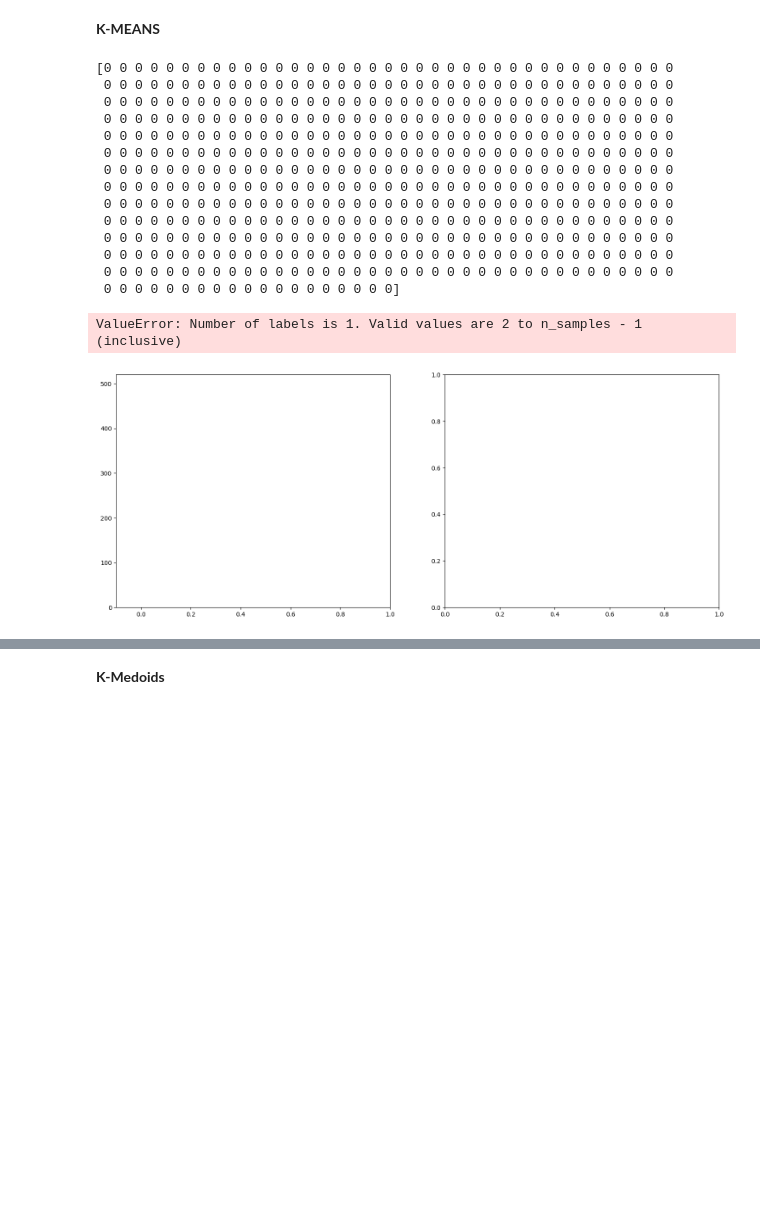
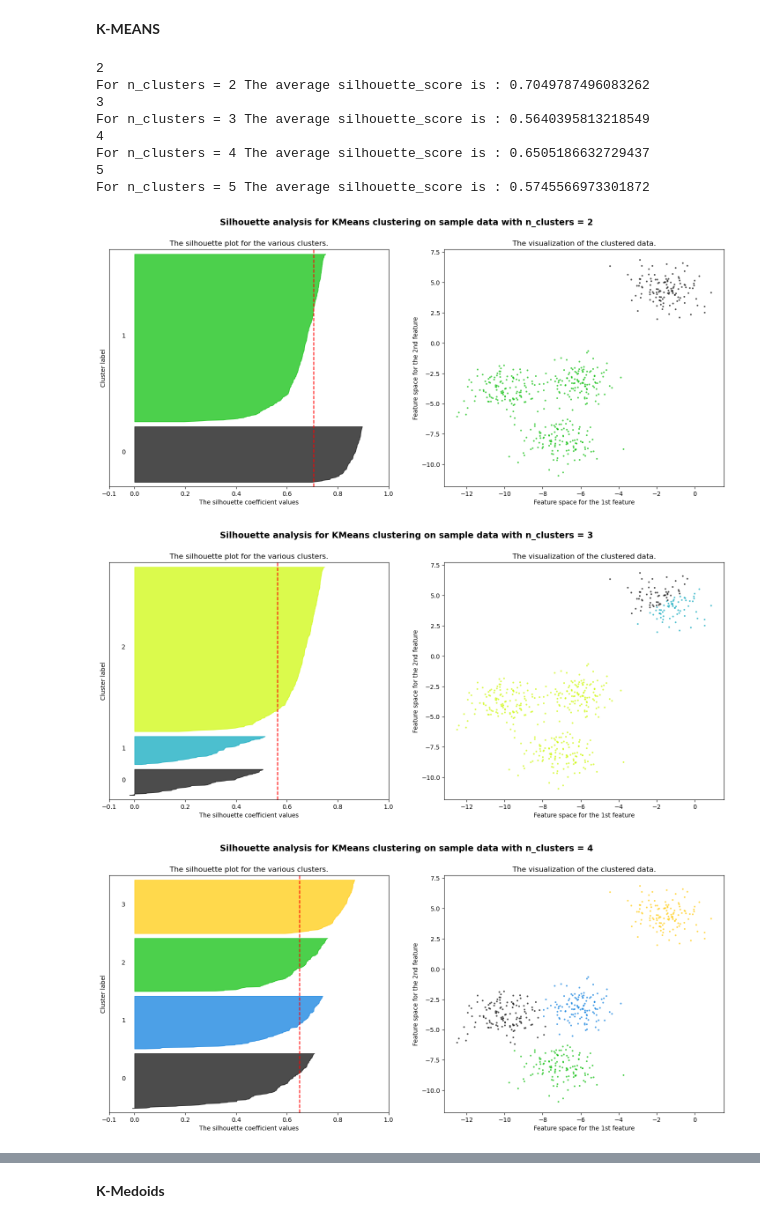
Before and after one commit to lina-martinez/Lab-ll--Clustering-ML, a Jupyter notebook: Point 5/Point 5.ipynb, the cells around one changed output, grey strips where cells are left out. Drawn from its saved outputs; the diff is of its cells as text; code cells hidden in the pictures; blank space fills up the shorter version.

```diff
--- a/Point 5/Point 5.ipynb
+++ b/Point 5/Point 5.ipynb
@@ -42,11 +42,11 @@ Based on the scatter plot, there are four clusters, and they are somewhat far ap
 # %% [markdown]
 **c. For both k-means and k-medoids (your implementations), calculate the silhouette plots and coefficients for each run, iterating K from 1 to 5 clusters.**
 # %%
-# # Initialize KMeans
-# kmeans = MyKMeans(n_clusters=4)
+# Initialize KMeans
+kmeans = MyKMeans(n_clusters=1)
 
-# # fit the data & predict cluster labels
-# kmeans.fit(X)
-# cluster_kmeans = kmeans.predict(X)
-# plt.scatter(X[:,0], X[:,1], c=cluster_kmeans, cmap='nipy_spectral')
-# plt.show()
+# fit the data & predict cluster labels
+kmeans.fit(X)
+cluster_kmeans = kmeans.predict(X)
+plt.scatter(X[:,0], X[:,1], c=cluster_kmeans, cmap='nipy_spectral')
+plt.show()
@@ -63,7 +65,8 @@ ValueError: attempt to get argmin of an empty sequence
 # %% [markdown]
 **K-MEANS**
 # %%
-range_n_clusters = [1, 2, 3, 4, 5]
+range_n_clusters = [2, 3, 4, 5]
+
 for n_clusters in range_n_clusters:
     # Create a subplot with 1 row and 2 columns
     fig, (ax1, ax2) = plt.subplots(1, 2)
@@ -84,14 +87,14 @@ for n_clusters in range_n_clusters:
     cluster_kmeans = kmeans.predict(X)
 
     silhouette_avg = silhouette_score(X, cluster_kmeans)
-    print(silhouette_avg)
     print(
         "For n_clusters =",
         n_clusters,
         "The average silhouette_score is :",
         silhouette_avg,
     )
-        # Compute the silhouette scores for each sample
+
+    # Compute the silhouette scores for each sample
     sample_silhouette_values = silhouette_samples(X, cluster_kmeans)
 
     y_lower = 10
@@ -123,46 +126,41 @@ for n_clusters in range_n_clusters:
 
     ax1.set_title("The silhouette plot for the various clusters.")
     ax1.set_xlabel("The silhouette coefficient values")
     ax1.set_ylabel("Cluster label")
 
     # The vertical line for average silhouette score of all the values
     ax1.axvline(x=silhouette_avg, color="red", linestyle="--")
 
     ax1.set_yticks([])  # Clear the yaxis labels / ticks
     ax1.set_xticks([-0.1, 0, 0.2, 0.4, 0.6, 0.8, 1])
 
     # 2nd Plot showing the actual clusters formed
     colors = cm.nipy_spectral(cluster_kmeans.astype(float) / n_clusters)
     ax2.scatter(
         X[:, 0], X[:, 1], marker=".", s=30, lw=0, alpha=0.7, c=colors, edgecolor="k"
     )
 
     ax2.set_title("The visualization of the clustered data.")
     ax2.set_xlabel("Feature space for the 1st feature")
     ax2.set_ylabel("Feature space for the 2nd feature")
 
     plt.suptitle(
         "Silhouette analysis for KMeans clustering on sample data with n_clusters = %d"
         % n_clusters,
         fontsize=14,
         fontweight="bold",
     )
 
 plt.show()
 # %% [output]
-[0 0 0 0 0 0 0 0 0 0 0 0 0 0 0 0 0 0 0 0 0 0 0 0 0 0 0 0 0 0 0 0 0 0 0 0 0
- 0 0 0 0 0 0 0 0 0 0 0 0 0 0 0 0 0 0 0 0 0 0 0 0 0 0 0 0 0 0 0 0 0 0 0 0 0
- 0 0 0 0 0 0 0 0 0 0 0 0 0 0 0 0 0 0 0 0 0 0 0 0 0 0 0 0 0 0 0 0 0 0 0 0 0
- 0 0 0 0 0 0 0 0 0 0 0 0 0 0 0 0 0 0 0 0 0 0 0 0 0 0 0 0 0 0 0 0 0 0 0 0 0
- 0 0 0 0 0 0 0 0 0 0 0 0 0 0 0 0 0 0 0 0 0 0 0 0 0 0 0 0 0 0 0 0 0 0 0 0 0
- 0 0 0 0 0 0 0 0 0 0 0 0 0 0 0 0 0 0 0 0 0 0 0 0 0 0 0 0 0 0 0 0 0 0 0 0 0
- 0 0 0 0 0 0 0 0 0 0 0 0 0 0 0 0 0 0 0 0 0 0 0 0 0 0 0 0 0 0 0 0 0 0 0 0 0
- 0 0 0 0 0 0 0 0 0 0 0 0 0 0 0 0 0 0 0 0 0 0 0 0 0 0 0 0 0 0 0 0 0 0 0 0 0
- 0 0 0 0 0 0 0 0 0 0 0 0 0 0 0 0 0 0 0 0 0 0 0 0 0 0 0 0 0 0 0 0 0 0 0 0 0
- 0 0 0 0 0 0 0 0 0 0 0 0 0 0 0 0 0 0 0 0 0 0 0 0 0 0 0 0 0 0 0 0 0 0 0 0 0
- 0 0 0 0 0 0 0 0 0 0 0 0 0 0 0 0 0 0 0 0 0 0 0 0 0 0 0 0 0 0 0 0 0 0 0 0 0
- 0 0 0 0 0 0 0 0 0 0 0 0 0 0 0 0 0 0 0 0 0 0 0 0 0 0 0 0 0 0 0 0 0 0 0 0 0
- 0 0 0 0 0 0 0 0 0 0 0 0 0 0 0 0 0 0 0 0 0 0 0 0 0 0 0 0 0 0 0 0 0 0 0 0 0
- 0 0 0 0 0 0 0 0 0 0 0 0 0 0 0 0 0 0 0]
+2
+For n_clusters = 2 The average silhouette_score is : 0.7049787496083262
+3
+For n_clusters = 3 The average silhouette_score is : 0.5640395813218549
+4
+For n_clusters = 4 The average silhouette_score is : 0.6505186632729437
+5
+For n_clusters = 5 The average silhouette_score is : 0.5745566973301872
-ValueError: Number of labels is 1. Valid values are 2 to n_samples - 1 (inclusive)
-[figure, old version]
+[figure, new version]
+[figure, added]
+[figure, added]
```
Also changed, not shown: parts of 4 cells of this notebook.
